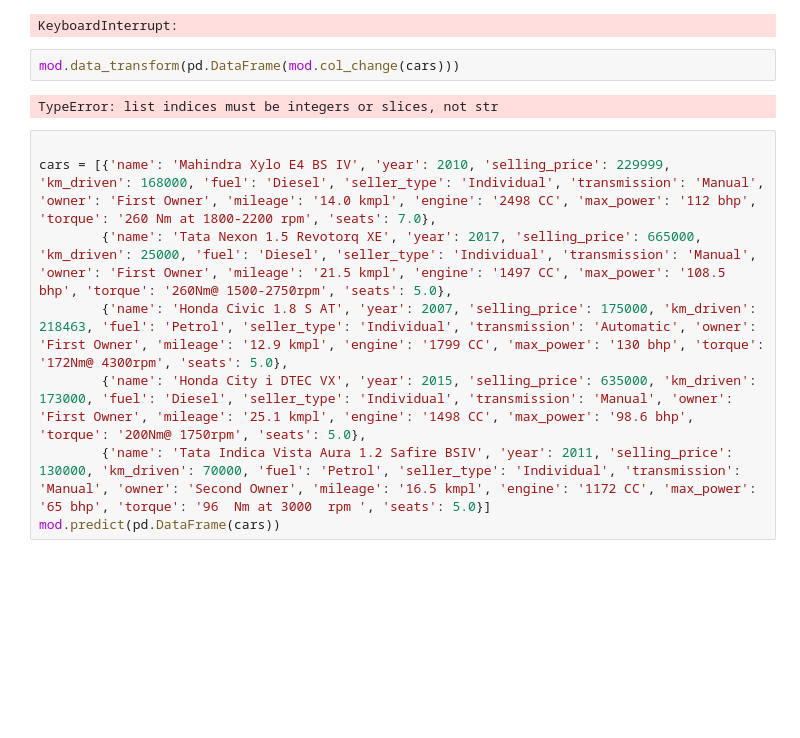
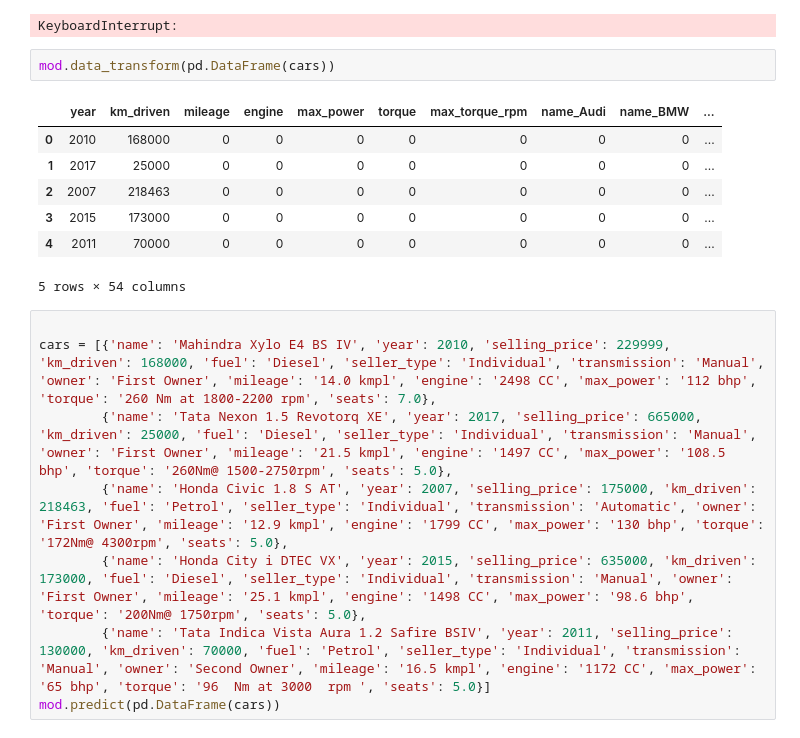
Before and after one commit to AKBAPEL/ml-demo-cars, a Jupyter notebook: Untitled.ipynb, the cells around one changed output. Cells and saved outputs as stored; diff of their text form; blank space fills up the shorter version.

```diff
--- a/Untitled.ipynb
+++ b/Untitled.ipynb
@@ -175,9 +186,15 @@ print(answer.text)
 # %% [output]
 KeyboardInterrupt:
 # %%
-mod.data_transform(pd.DataFrame(mod.col_change(cars)))
+mod.data_transform(pd.DataFrame(cars))
 # %% [output]
+|  | year | km_driven | mileage | engine | max_power | torque | max_torque_rpm | name_Audi | name_BMW | ... |
+| 0 | 2010 | 168000 | 0 | 0 | 0 | 0 | 0 | 0 | 0 | ... |
+| 1 | 2017 | 25000 | 0 | 0 | 0 | 0 | 0 | 0 | 0 | ... |
+| 2 | 2007 | 218463 | 0 | 0 | 0 | 0 | 0 | 0 | 0 | ... |
+| 3 | 2015 | 173000 | 0 | 0 | 0 | 0 | 0 | 0 | 0 | ... |
+| 4 | 2011 | 70000 | 0 | 0 | 0 | 0 | 0 | 0 | 0 | ... |
-TypeError: list indices must be integers or slices, not str
+5 rows × 54 columns
 # %%
 
 cars = [{'name': 'Mahindra Xylo E4 BS IV', 'year': 2010, 'selling_price': 229999, 'km_driven': 168000, 'fuel': 'Diesel', 'seller_type': 'Individual', 'transmission': 'Manual', 'owner': 'First Owner', 'mileage': '14.0 kmpl', 'engine': '2498 CC', 'max_power': '112 bhp', 'torque': '260 Nm at 1800-2200 rpm', 'seats': 7.0},
```
Also changed, not shown: parts of 1 cell of this notebook, 1 other file.
